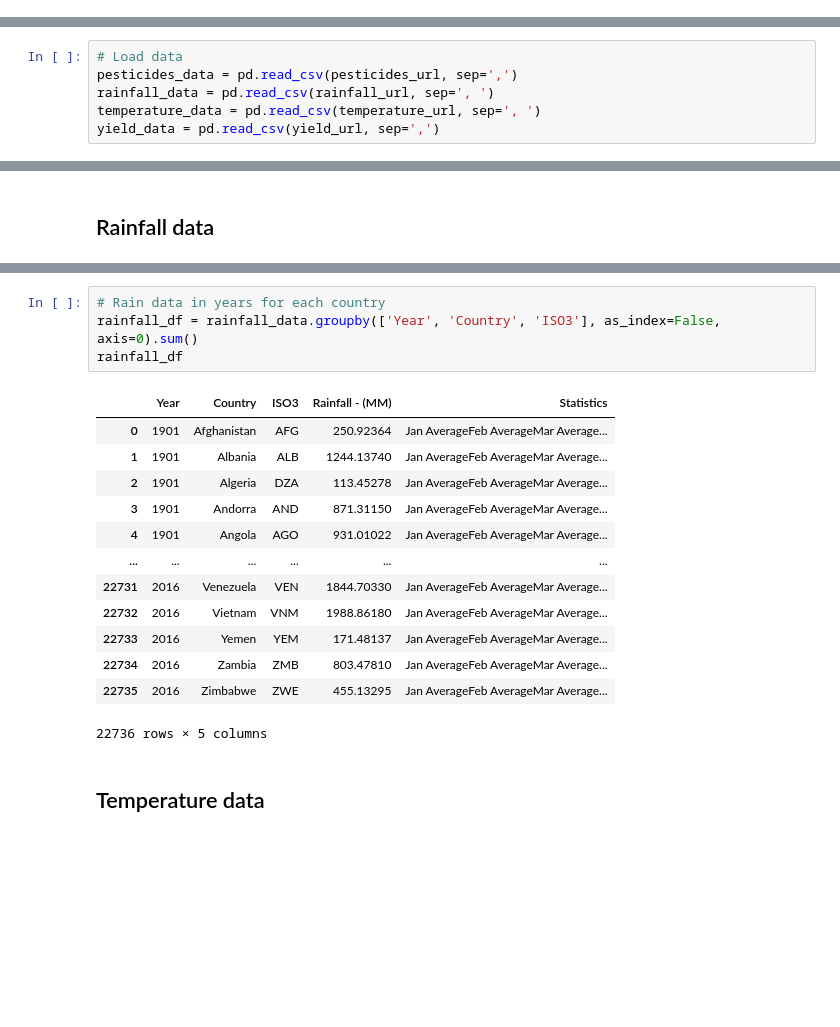
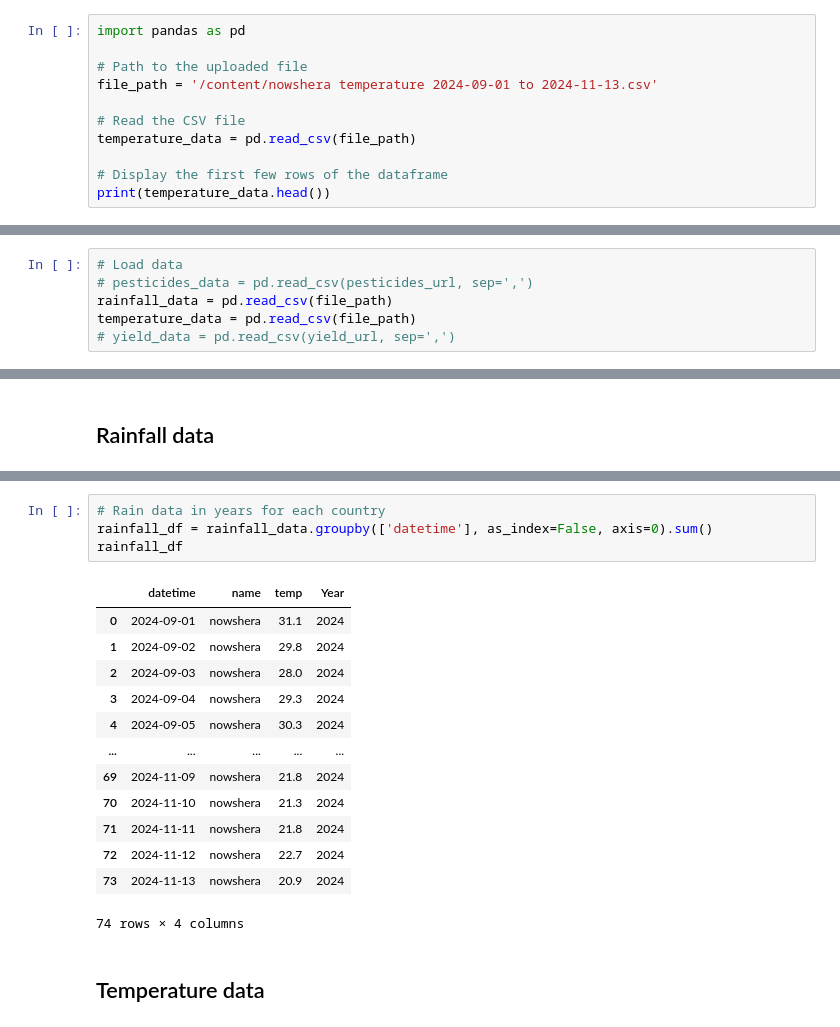
Before and after one commit to KanzaAkram/Amazon-Clone, a Jupyter notebook: Yield_Prediction.ipynb, the cells around one changed output, grey strips where cells are left out. Cells and saved outputs as stored; diff of their text form; blank space fills up the shorter version.

```diff
--- a/Yield_Prediction.ipynb
+++ b/Yield_Prediction.ipynb
@@ -12,0 +31,11 @@ import matplotlib.pyplot as plt
+# %%
+import pandas as pd
+
+# Path to the uploaded file
+file_path = '/content/nowshera temperature 2024-09-01 to 2024-11-13.csv'
+
+# Read the CSV file
+temperature_data = pd.read_csv(file_path)
+
+# Display the first few rows of the dataframe
+print(temperature_data.head())
@@ -21,9 +57,9 @@ yield_url = '{}/yield.csv?token=AEEE4PYVSV3JAZO4CSXFA43AN4NL2'.format(resource_f
 # %%
 # Load data
-pesticides_data = pd.read_csv(pesticides_url, sep=',')
-rainfall_data = pd.read_csv(rainfall_url, sep=', ')
-temperature_data = pd.read_csv(temperature_url, sep=', ')
-yield_data = pd.read_csv(yield_url, sep=',')
+# pesticides_data = pd.read_csv(pesticides_url, sep=',')
+rainfall_data = pd.read_csv(file_path)
+temperature_data = pd.read_csv(file_path)
+# yield_data = pd.read_csv(yield_url, sep=',')
 # %% [markdown]
 #Data Preparation
 # %% [markdown]
@@ -101,21 +135,21 @@ rainfall_data.head(12)
 # %%
 # Rain data in years for each country
-rainfall_df = rainfall_data.groupby(['Year', 'Country', 'ISO3'], as_index=False, axis=0).sum()
+rainfall_df = rainfall_data.groupby(['datetime'], as_index=False, axis=0).sum()
 rainfall_df
 # %% [output]
-|  | Year | Country | ISO3 | Rainfall - (MM) | Statistics |
-| 0 | 1901 | Afghanistan | AFG | 250.92364 | Jan AverageFeb AverageMar Average... |
-| 1 | 1901 | Albania | ALB | 1244.13740 | Jan AverageFeb AverageMar Average... |
-| 2 | 1901 | Algeria | DZA | 113.45278 | Jan AverageFeb AverageMar Average... |
-| 3 | 1901 | Andorra | AND | 871.31150 | Jan AverageFeb AverageMar Average... |
-| 4 | 1901 | Angola | AGO | 931.01022 | Jan AverageFeb AverageMar Average... |
-| ... | ... | ... | ... | ... | ... |
-| 22731 | 2016 | Venezuela | VEN | 1844.70330 | Jan AverageFeb AverageMar Average... |
-| 22732 | 2016 | Vietnam | VNM | 1988.86180 | Jan AverageFeb AverageMar Average... |
-| 22733 | 2016 | Yemen | YEM | 171.48137 | Jan AverageFeb AverageMar Average... |
-| 22734 | 2016 | Zambia | ZMB | 803.47810 | Jan AverageFeb AverageMar Average... |
-| 22735 | 2016 | Zimbabwe | ZWE | 455.13295 | Jan AverageFeb AverageMar Average... |
+|  | datetime | name | temp | Year |
+| 0 | 2024-09-01 | nowshera | 31.1 | 2024 |
+| 1 | 2024-09-02 | nowshera | 29.8 | 2024 |
+| 2 | 2024-09-03 | nowshera | 28.0 | 2024 |
+| 3 | 2024-09-04 | nowshera | 29.3 | 2024 |
+| 4 | 2024-09-05 | nowshera | 30.3 | 2024 |
+| ... | ... | ... | ... | ... |
+| 69 | 2024-11-09 | nowshera | 21.8 | 2024 |
+| 70 | 2024-11-10 | nowshera | 21.3 | 2024 |
+| 71 | 2024-11-11 | nowshera | 21.8 | 2024 |
+| 72 | 2024-11-12 | nowshera | 22.7 | 2024 |
+| 73 | 2024-11-13 | nowshera | 20.9 | 2024 |
-22736 rows × 5 columns
+74 rows × 4 columns
 # %% [markdown]
 ## Temperature data
 # %%
```
Also changed, not shown: parts of 23 cells of this notebook.
